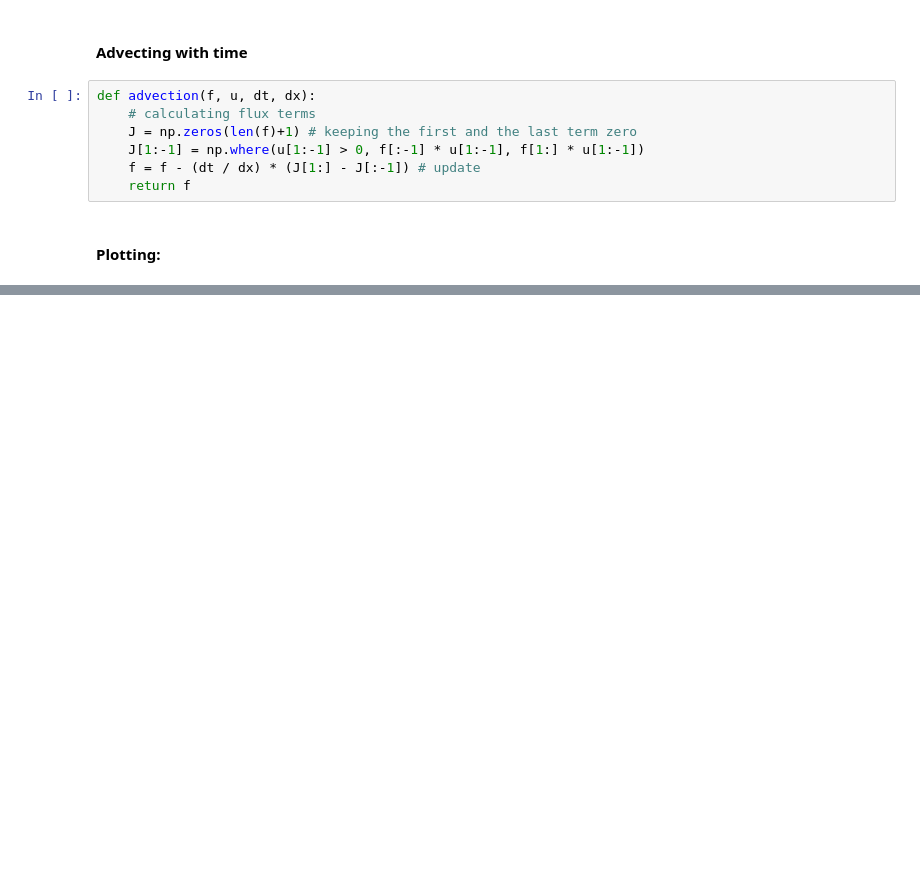
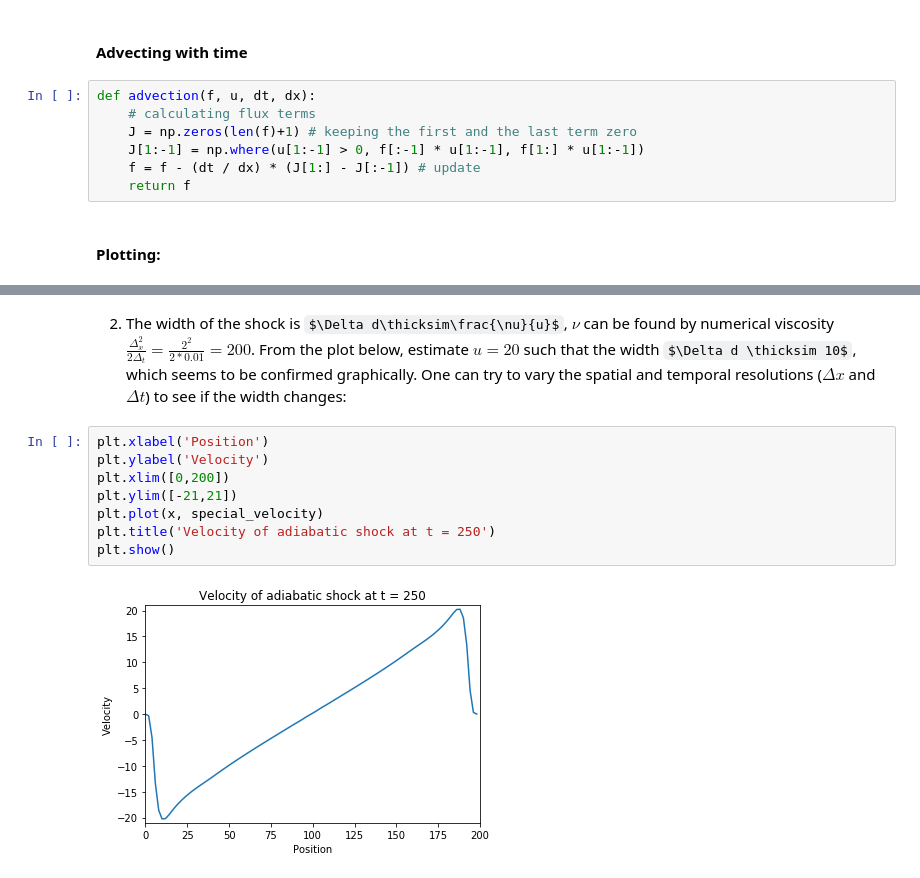
Before and after one commit to yrj08/PHYS_432_Assignment_4, a Jupyter notebook: 432-hw4-adiabatic_shock.ipynb, the cells around one changed output, grey strips where cells are left out. Saved outputs shown, nothing was run; the diff lists cells and outputs as text; some formulas as TeX source; blank space fills up the shorter version.

```diff
--- a/432-hw4-adiabatic_shock.ipynb
+++ b/432-hw4-adiabatic_shock.ipynb
@@ -142,0 +173,12 @@ for ct in range(Nsteps):
+# %% [markdown]
+2. The width of the shock is $\Delta d\thicksim\frac{\nu}{u}$, $\nu$ can be found by numerical viscosity $\frac{\Delta_x^2}{2\Delta_t} = \frac{2^2}{2*0.01} = 200$. From the plot below, estimate $u = 20$ such that the width $\Delta d \thicksim 10$, which seems to be confirmed graphically. One can try to vary the spatial and temporal resolutions ($\Delta x$ and $\Delta t$) to see if the width changes:
+# %%
+plt.xlabel('Position')
+plt.ylabel('Velocity')
+plt.xlim([0,200])
+plt.ylim([-21,21])
+plt.plot(x, special_velocity)
+plt.title('Velocity of adiabatic shock at t = 250')
+plt.show()
+# %% [output]
+[figure, added]
```
Also changed, not shown: parts of 9 cells of this notebook.
